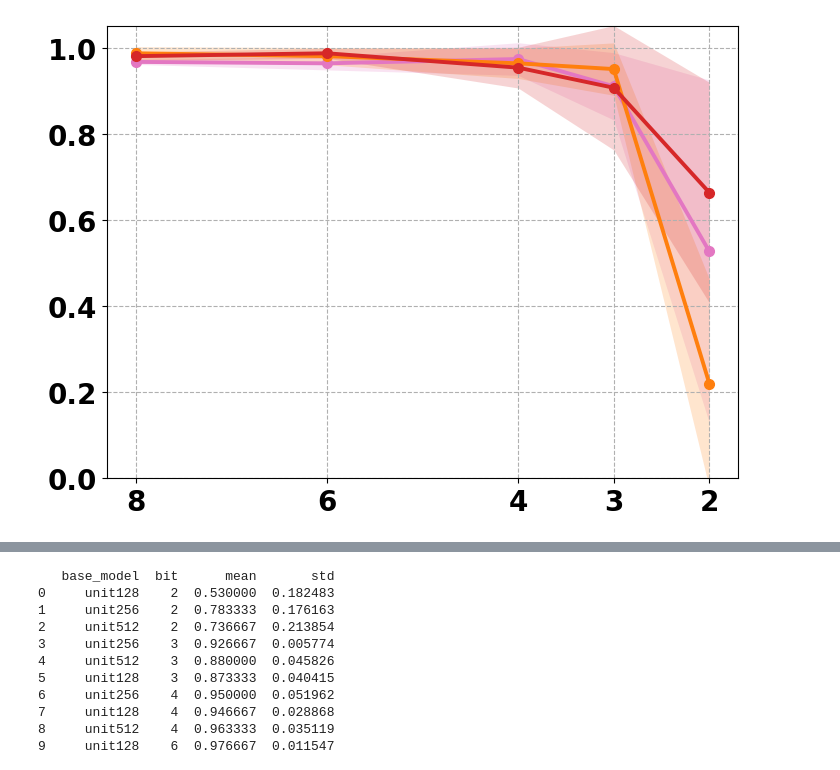
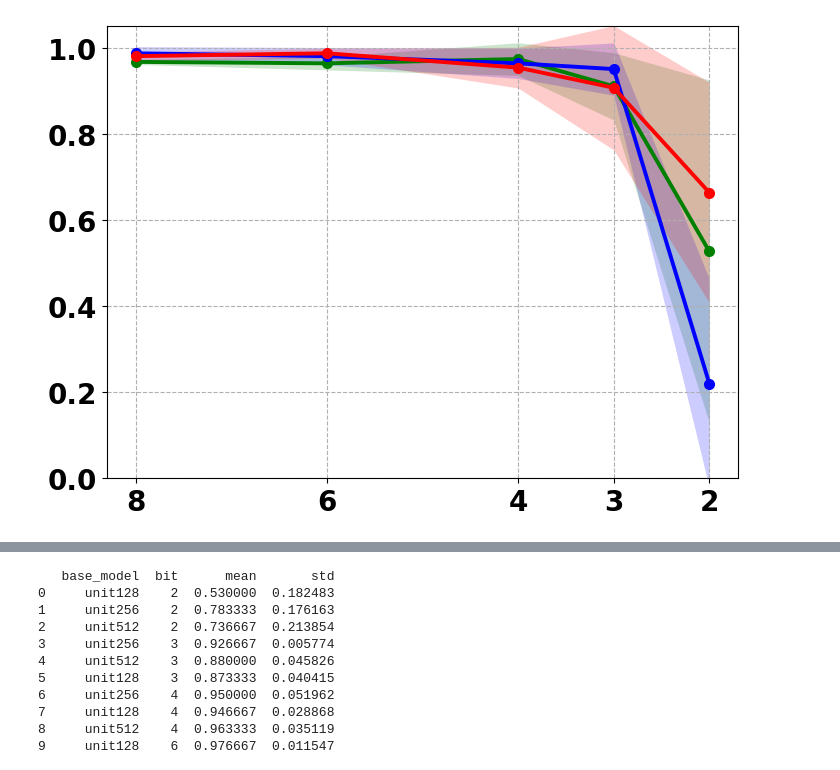
Before and after one commit to yuuharu11/LNN-control, a Jupyter notebook: robomimic/myscript/make-graph/success_rate-quantization.ipynb, the cells around one changed output, grey strips where cells are left out. Drawn from its saved outputs; the diff is of its cells as text; code cells hidden in the pictures.

```diff
--- a/robomimic/myscript/make-graph/success_rate-quantization.ipynb
+++ b/robomimic/myscript/make-graph/success_rate-quantization.ipynb
@@ -50,9 +50,9 @@ df_agg = (
 df_agg['std'] = df_agg['std'].fillna(0)
 
 custom_colors = {
-    "ncp_u128_best": "#e377c2",
-    "ncp_u256_best": "#ff7f0e",
-    "ncp_u512_best": "#d62728",
+    "ncp_u128_best": "green",
+    "ncp_u256_best": "blue",
+    "ncp_u512_best": "red",
 }
 
 plt.figure(figsize=(7.2, 5.2))
@@ -78,34 +78,34 @@ for base_model, df_m in df_agg.groupby("base_model"):
         zorder=1
     )
 
     # --- 平均線（主役） ---
     plt.plot(
         bits,
         means,
         marker="o",     # ★ マーカー統一
         color=color,
         linewidth=2.8,  # ★ 少し太く
         markersize=7,
         zorder=10,
         label=base_model.replace("_best", "")
     )
 
 # --- 軸・スタイル ---
 plt.tick_params(axis="both", labelsize=20)
 
 for label in plt.gca().get_xticklabels() + plt.gca().get_yticklabels():
     label.set_fontweight("bold")
 
 plt.ylim(0, 1.05)
 plt.gca().invert_xaxis()
 plt.xticks(sorted(df_agg["bit"].unique(), reverse=True))
 
 plt.grid(True, which="major", linestyle="--")
 
 plt.tight_layout()
 plt.show()
 # %% [output]
-[figure, old version]
+[figure, new version]
 # %%
 # Digital Fixed Params Quantization (2bit, 3bit, 4bit, 6bit, 8bit)
 import pandas as pd
```
Also changed, not shown: parts of 1 cell of this notebook, 4 other files.
